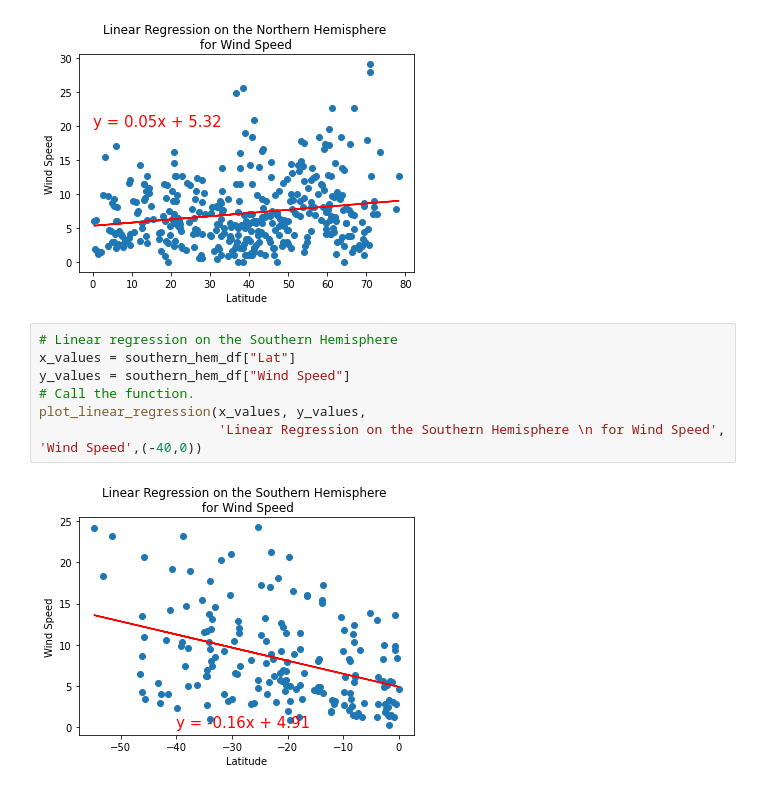
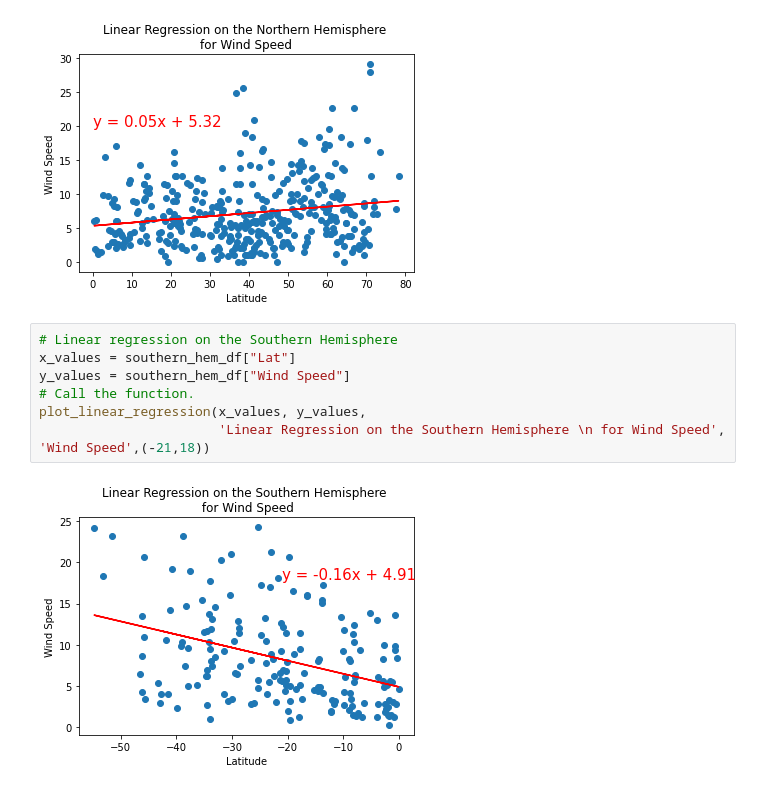
Before and after one commit to Kiehl012/World_Weather_Analysis, a Jupyter notebook: WeatherPy.ipynb, the cells around one changed output. Drawn from its saved outputs; the diff is of its cells as text.

```diff
--- a/WeatherPy.ipynb
+++ b/WeatherPy.ipynb
@@ -336,9 +336,9 @@ plot_linear_regression(x_values, y_values,
 # %%
 # Linear regression on the Southern Hemisphere
 x_values = southern_hem_df["Lat"]
 y_values = southern_hem_df["Wind Speed"]
 # Call the function.
 plot_linear_regression(x_values, y_values,
-                       'Linear Regression on the Southern Hemisphere \n for Wind Speed', 'Wind Speed',(-40,0))
+                       'Linear Regression on the Southern Hemisphere \n for Wind Speed', 'Wind Speed',(-21,18))
 # %% [output]
-[figure, old version]
+[figure, new version]
```
Also changed, not shown: 1 other file.
